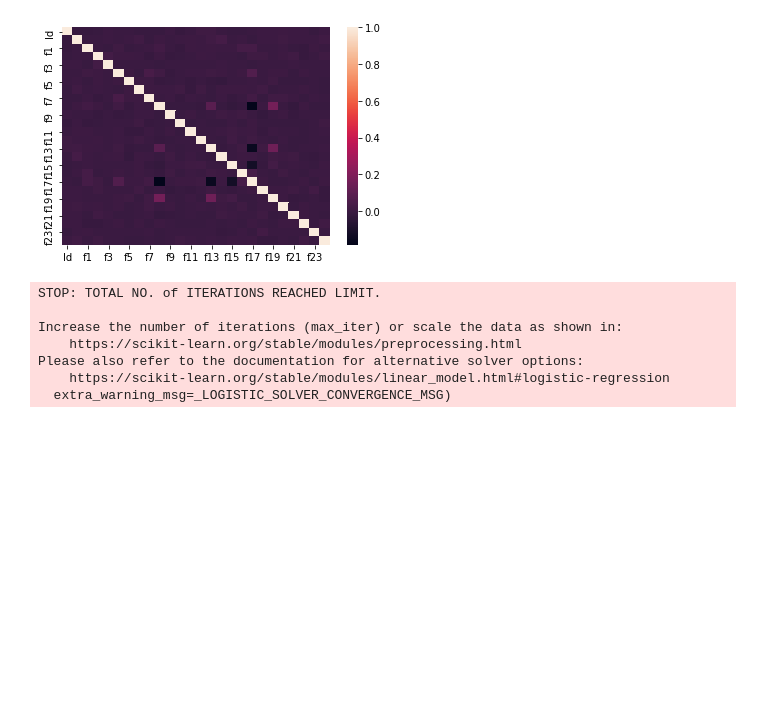
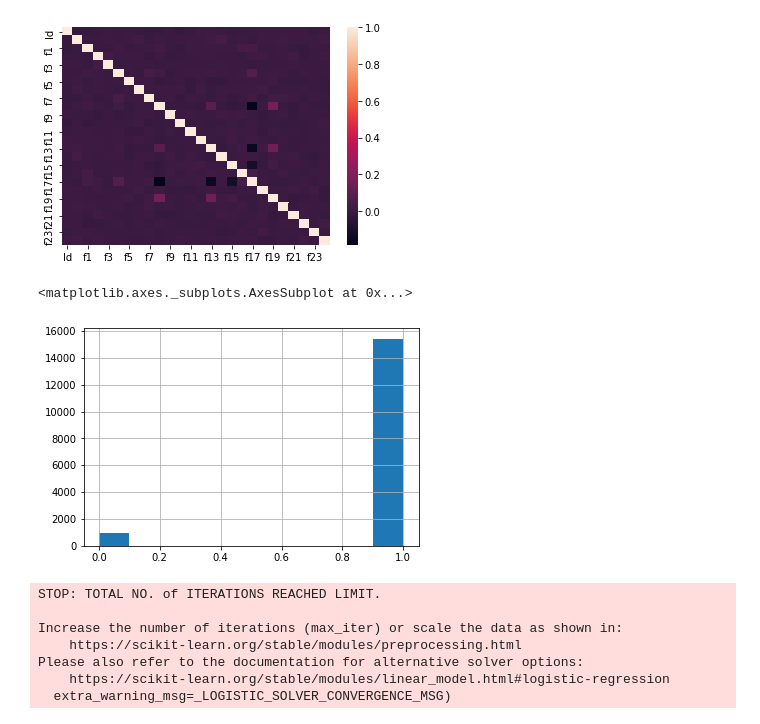
Before and after one commit to aasthagoyal46/Kaggle, a Jupyter notebook: Kaggle.ipynb, the cells around one changed output. Saved outputs shown, nothing was run; the diff lists cells and outputs as text; code cells hidden in the pictures; blank space fills up the shorter version.

```diff
--- a/Kaggle.ipynb
+++ b/Kaggle.ipynb
@@ -86,6 +98,11 @@ sns.heatmap(train.corr())
 trainX = train.iloc[:, 2:]
 trainY = train.iloc[:, 1]
 testX = test.iloc[:, 1:]
+# %%
+trainY.hist()
+# %% [output]
+<matplotlib.axes._subplots.AxesSubplot at 0x...>
+[figure, added]
 # %%
 def roc_cv(model, x, y):
   roc = cross_validate(model, x, y, scoring="roc_auc", cv = 5)
```
Also changed, not shown: parts of 19 cells of this notebook.
